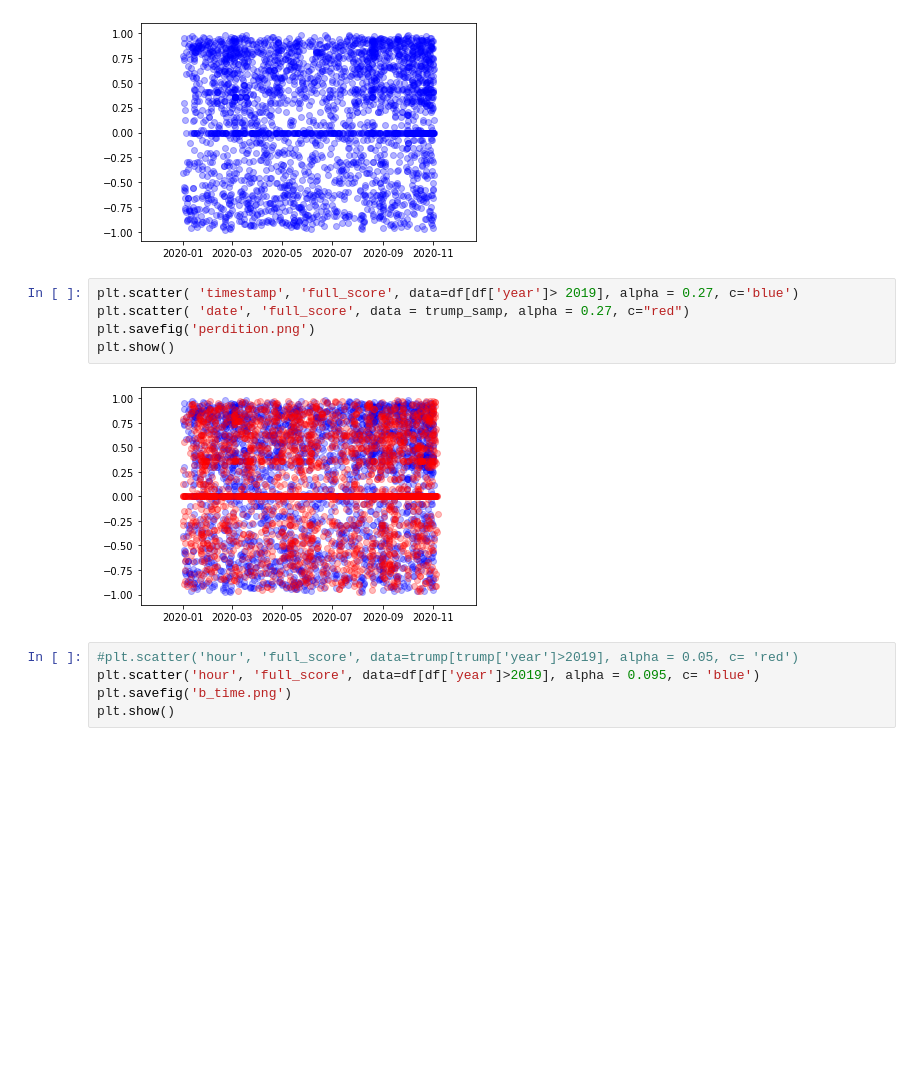
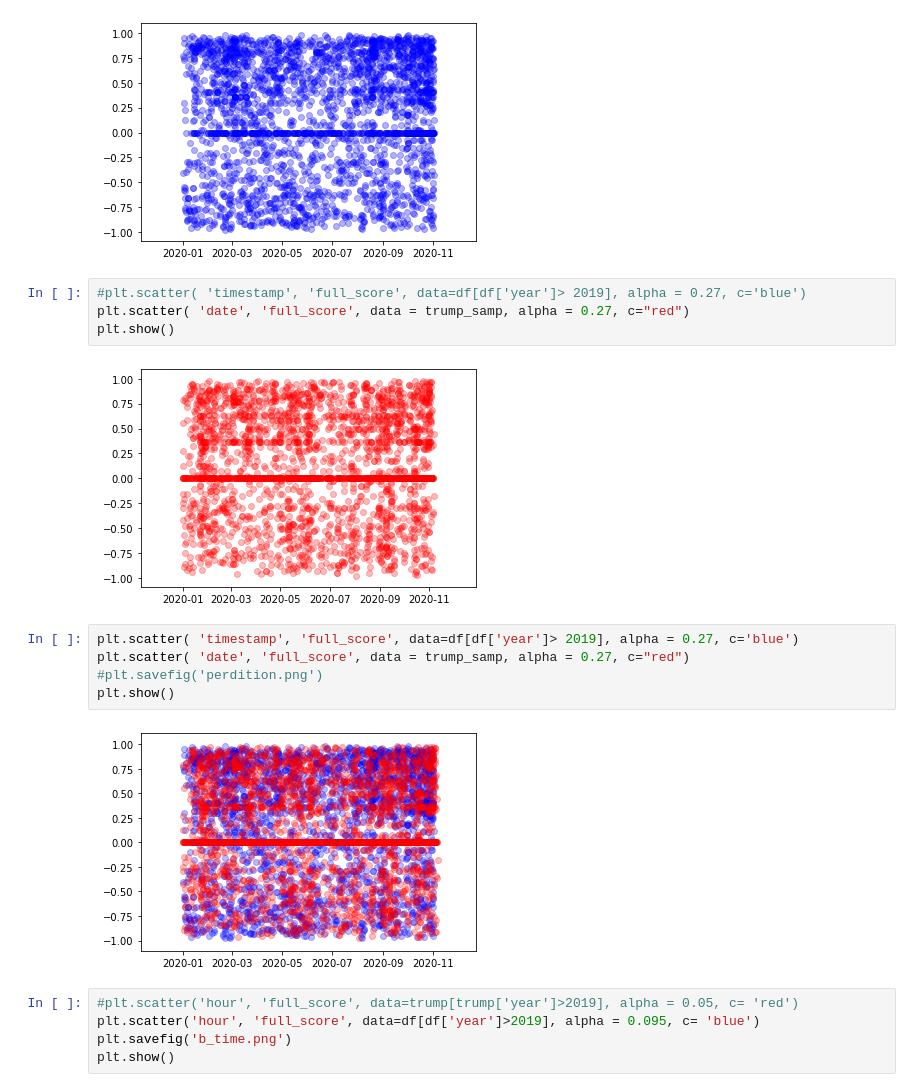
Before and after one commit to selina-28030/biden_trump_tweets, a Jupyter notebook: dm_finalproj.ipynb, the cells around one changed output. Drawn from its saved outputs; the diff is of its cells as text; blank space fills up the shorter version.

Commit message:
jupyter notebook for graphs

```diff
--- a/dm_finalproj.ipynb
+++ b/dm_finalproj.ipynb
@@ -249,10 +249,16 @@ plt.scatter( 'timestamp', 'full_score', data=df[df['year']> 2019], alpha = 0.3,
 plt.show()
 # %% [output]
 [figure]
+# %%
+#plt.scatter( 'timestamp', 'full_score', data=df[df['year']> 2019], alpha = 0.27, c='blue')
+plt.scatter( 'date', 'full_score', data = trump_samp, alpha = 0.27, c="red")
+plt.show()
+# %% [output]
+[figure, added]
 # %%
 plt.scatter( 'timestamp', 'full_score', data=df[df['year']> 2019], alpha = 0.27, c='blue')
 plt.scatter( 'date', 'full_score', data = trump_samp, alpha = 0.27, c="red")
-plt.savefig('perdition.png')
+#plt.savefig('perdition.png')
 plt.show()
 # %% [output]
 [figure]
```
